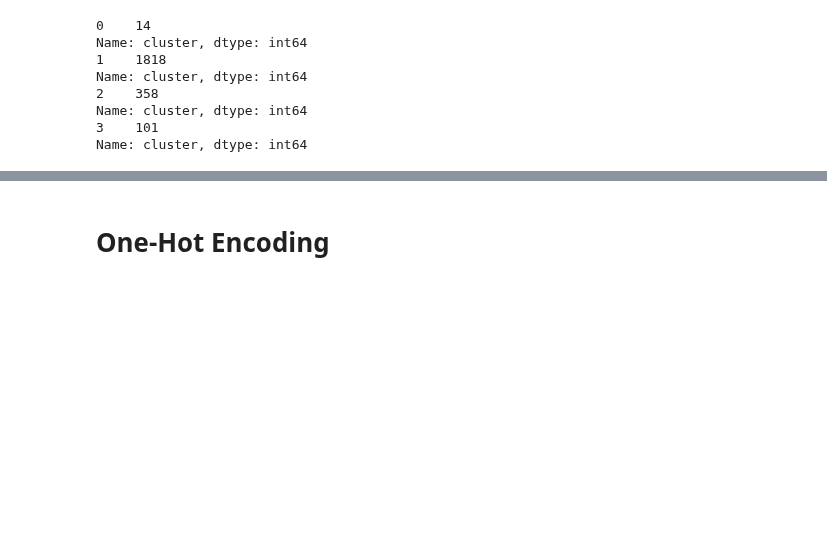
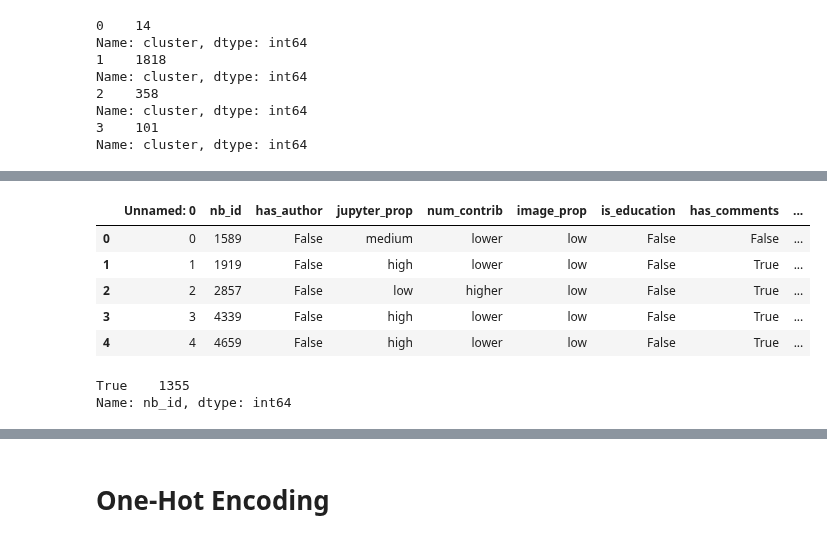
Before and after one commit to Isabel-Gan/quantifying-notebook-features, a Jupyter notebook: output/complete-runs/analysis/cluster-data/cluster-rule-learning.ipynb, the cells around one changed output, grey strips where cells are left out. Cells and saved outputs as stored; diff of their text form; code cells hidden in the pictures; blank space fills up the shorter version.

```diff
--- a/output/complete-runs/analysis/cluster-data/cluster-rule-learning.ipynb
+++ b/output/complete-runs/analysis/cluster-data/cluster-rule-learning.ipynb
@@ -100,0 +119,13 @@ for (i, cluster) in enumerate(md_clusters):
+# %%
+# load in binned data
+no_md_binned_original = pd.read_csv('../binning-data/no_markdown_group_binned.csv')
+# %%
+# initial look at the data
+no_md_binned_original.head()
+# %% [output]
+|  | Unnamed: 0 | nb_id | has_author | jupyter_prop | num_contrib | image_prop | is_education | has_comments | ... |
+| 0 | 0 | 1589 | False | medium | lower | low | False | False | ... |
+| 1 | 1 | 1919 | False | high | lower | low | False | True | ... |
+| 2 | 2 | 2857 | False | low | higher | low | False | True | ... |
+| 3 | 3 | 4339 | False | high | lower | low | False | True | ... |
+| 4 | 4 | 4659 | False | high | lower | low | False | True | ... |
@@ -100,0 +138,6 @@ for (i, cluster) in enumerate(md_clusters):
+# %%
+# check that the nb_id columns match up
+print((no_md_df['nb_id'] == no_md_cluster_original['nb_id']).value_counts())
+# %% [output]
+True    1355
+Name: nb_id, dtype: int64
```
Also changed, not shown: parts of 29 cells of this notebook, 1 other file.
